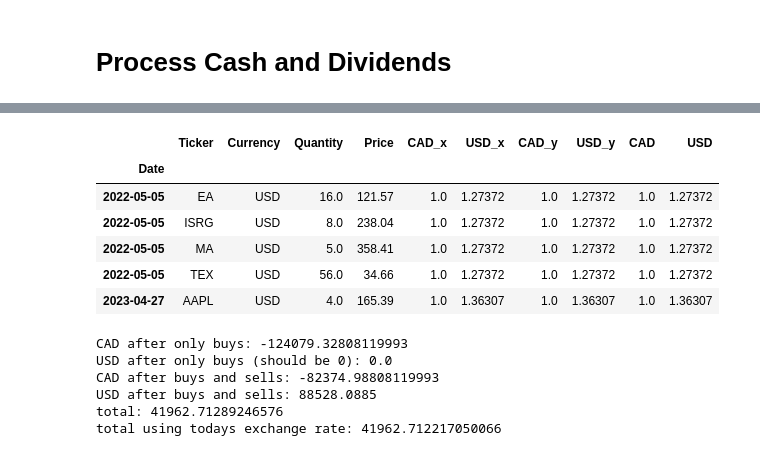
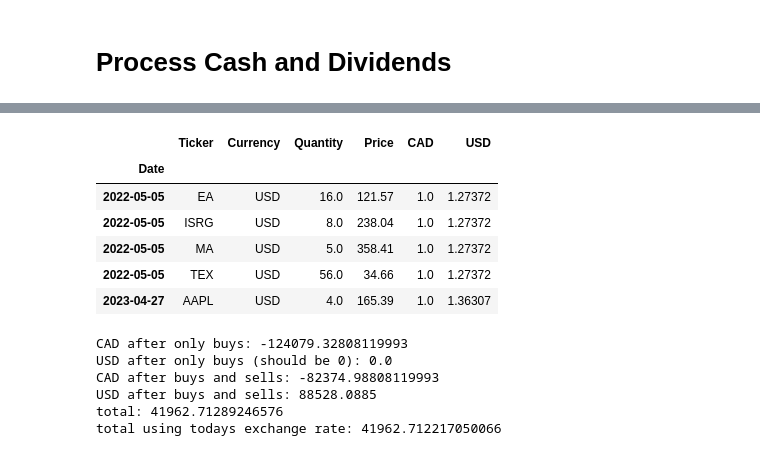
Before and after one commit to DFIC-Quant-Fund/Fund-Monitor, a Jupyter notebook: debug.ipynb, the cells around one changed output, grey strips where cells are left out. Drawn from its saved outputs; the diff is of its cells as text; code cells hidden in the pictures.

```diff
--- a/debug.ipynb
+++ b/debug.ipynb
@@ -5,13 +5,13 @@
 import pandas as pd
 import numpy as np
 
-df = pd.read_csv('data/core/input/trades.csv')
-df['Date'] = pd.to_datetime(df['Date'])
-df.set_index('Date', inplace=True)
+trades_df = pd.read_csv('data/core/input/trades.csv')
+trades_df['Date'] = pd.to_datetime(trades_df['Date'])
+trades_df.set_index('Date', inplace=True)
 
 # Build a dictionary of ticker to currency
 ticker_to_currency = {}
-for index, row in df.iterrows():
+for index, row in trades_df.iterrows():
     ticker = row['Ticker']
     currency = row['Currency']
     ticker_to_currency[ticker] = currency
@@ -37,18 +37,18 @@ ticker_to_currency
 # %%
 # Join trades with exchange rates (on trade date)
 exchange_rates = pd.read_csv('data/core/output/exchange_rates.csv')
 exchange_rates['Date'] = pd.to_datetime(exchange_rates['Date'])
 exchange_rates.set_index('Date', inplace=True)
-df = pd.merge(df, exchange_rates, left_on='Date', right_on='Date', how='left')
+df = pd.merge(trades_df, exchange_rates, left_on='Date', right_on='Date', how='left')
 df.head()
 # %% [output]
-|  | Ticker | Currency | Quantity | Price | CAD_x | USD_x | CAD_y | USD_y | CAD | USD |
-| Date |  |  |  |  |  |  |  |  |  |  |
-| 2022-05-05 | EA | USD | 16.0 | 121.57 | 1.0 | 1.27372 | 1.0 | 1.27372 | 1.0 | 1.27372 |
-| 2022-05-05 | ISRG | USD | 8.0 | 238.04 | 1.0 | 1.27372 | 1.0 | 1.27372 | 1.0 | 1.27372 |
-| 2022-05-05 | MA | USD | 5.0 | 358.41 | 1.0 | 1.27372 | 1.0 | 1.27372 | 1.0 | 1.27372 |
-| 2022-05-05 | TEX | USD | 56.0 | 34.66 | 1.0 | 1.27372 | 1.0 | 1.27372 | 1.0 | 1.27372 |
-| 2023-04-27 | AAPL | USD | 4.0 | 165.39 | 1.0 | 1.36307 | 1.0 | 1.36307 | 1.0 | 1.36307 |
+|  | Ticker | Currency | Quantity | Price | CAD | USD |
+| Date |  |  |  |  |  |  |
+| 2022-05-05 | EA | USD | 16.0 | 121.57 | 1.0 | 1.27372 |
+| 2022-05-05 | ISRG | USD | 8.0 | 238.04 | 1.0 | 1.27372 |
+| 2022-05-05 | MA | USD | 5.0 | 358.41 | 1.0 | 1.27372 |
+| 2022-05-05 | TEX | USD | 56.0 | 34.66 | 1.0 | 1.27372 |
+| 2023-04-27 | AAPL | USD | 4.0 | 165.39 | 1.0 | 1.36307 |
 # %%
 # accumulate the cash flows for USD and CAD separately
 
```
Also changed, not shown: parts of 5 cells of this notebook.
